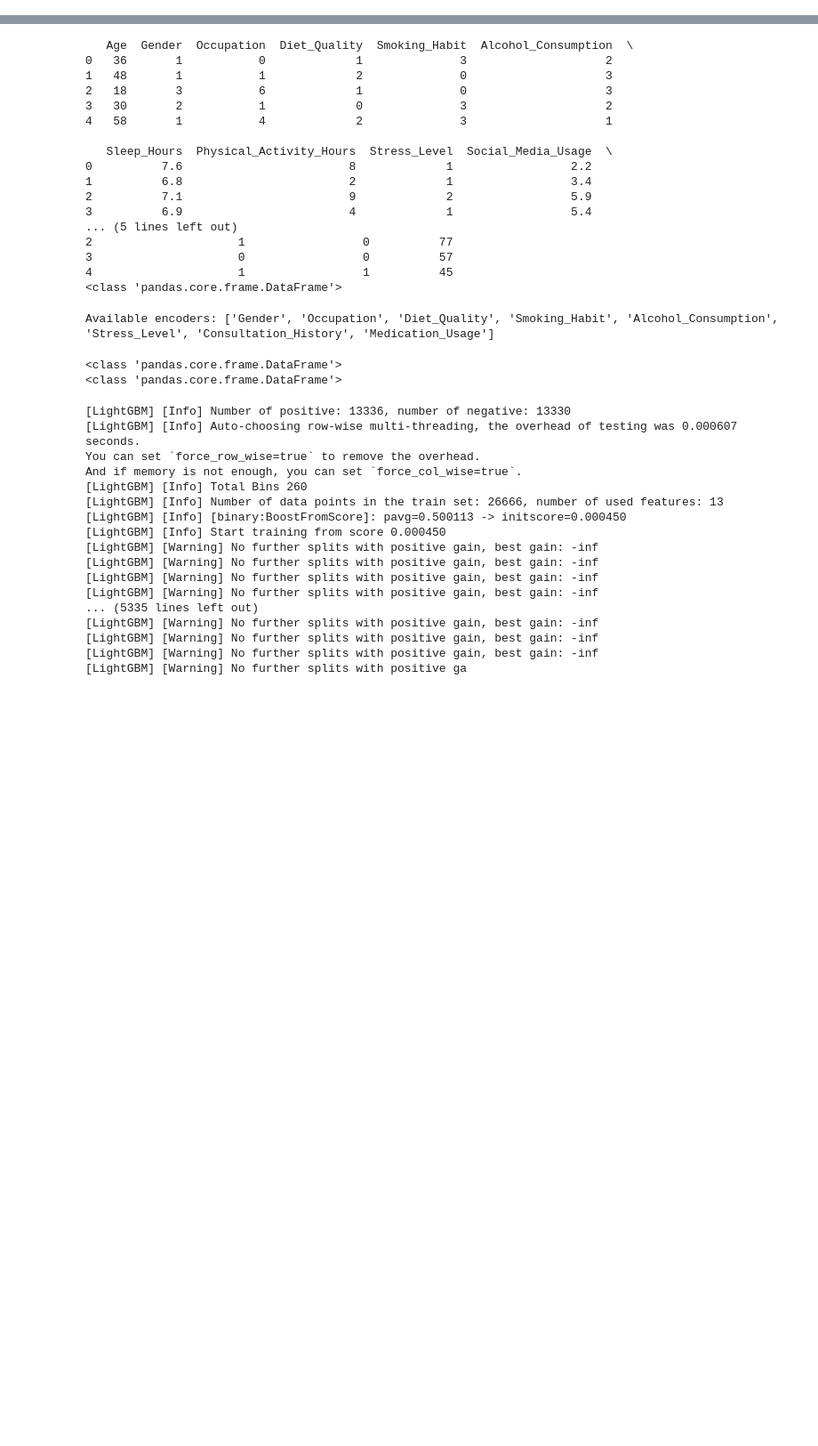
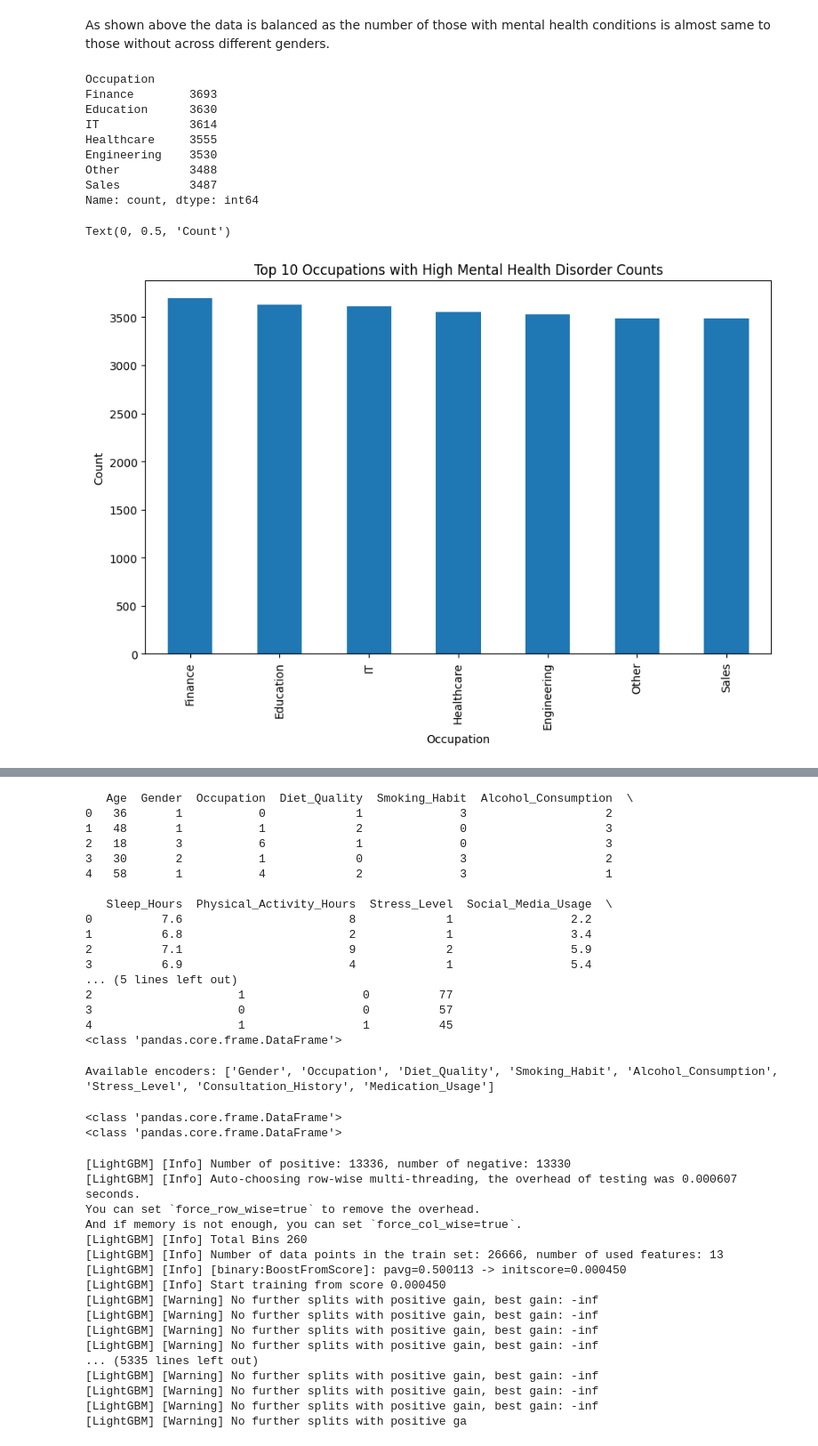
Before and after one commit to Godfrey-249/Phase_5_Project, a Jupyter notebook: Mental_Health_Classifier.ipynb, the cells around one changed output, grey strips where cells are left out. Shown at 89% size. Cells and saved outputs as stored; diff of their text form; code cells hidden in the pictures; blank space fills up the shorter version.

```diff
--- a/Mental_Health_Classifier.ipynb
+++ b/Mental_Health_Classifier.ipynb
@@ -55,0 +149,25 @@ Index(['Age', 'Gender', 'Occupation', 'Mental_Health_Condition', 'Severity',
+# %% [markdown]
+As shown above the data is balanced as the number of those with mental health conditions is almost same to those without across different genders.
+# %%
+#Find the top 10 occcupations with high mental health disorder counts.
+top_10_occupations = data[data['Mental_Health_Condition'] == 'Yes']['Occupation'].value_counts().head(10)
+print(top_10_occupations)
+
+#Plot the top ten.
+plt.figure(figsize=(10, 6))
+top_10_occupations.plot(kind='bar')
+plt.title('Top 10 Occupations with High Mental Health Disorder Counts')
+plt.xlabel('Occupation')
+plt.ylabel('Count')
+# %% [output]
+Occupation
+Finance        3693
+Education      3630
+IT             3614
+Healthcare     3555
+Engineering    3530
+Other          3488
+Sales          3487
+Name: count, dtype: int64
+Text(0, 0.5, 'Count')
+[figure, added]
```
Also changed, not shown: parts of 28 cells of this notebook, 1 other file.
